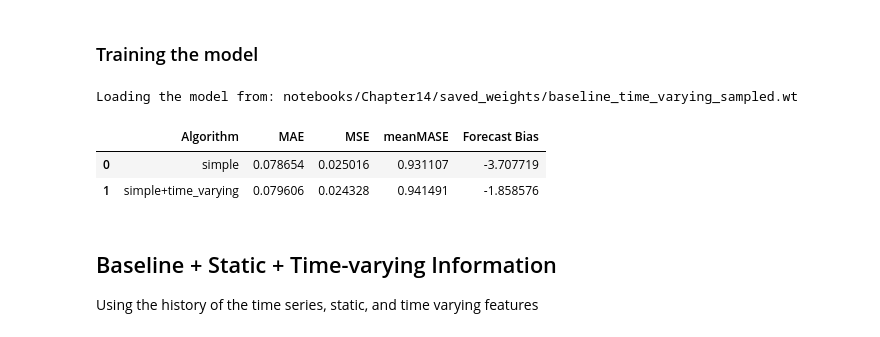
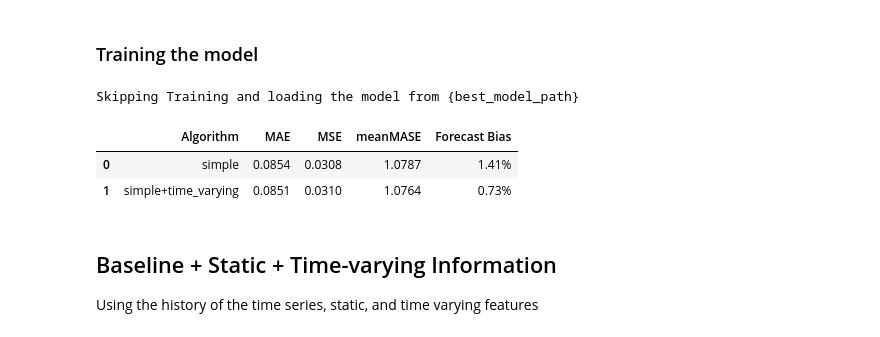
Before and after one commit to PacktPublishing/Modern-Time-Series-Forecasting-with-Python, a Jupyter notebook: notebooks/Chapter14/01-Global Deep Learning Models.ipynb, the cells around one changed output. Saved outputs shown, nothing was run; the diff lists cells and outputs as text; code cells hidden in the pictures.

```diff
--- a/notebooks/Chapter14/01-Global Deep Learning Models.ipynb
+++ b/notebooks/Chapter14/01-Global Deep Learning Models.ipynb
@@ -33,7 +33,8 @@ tqdm.pandas()
 os.makedirs("imgs/chapter_14", exist_ok=True)
 preprocessed = Path("data/london_smart_meters/preprocessed")
 output = Path("data/london_smart_meters/output")
-TRAIN_SUBSAMPLE = True
+# Make True to select a subsample. Helps with faster training.
+TRAIN_SUBSAMPLE = False
 # %% [markdown]
 ## Utility Functions
 # %%
@@ -478,13 +478,13 @@ if train_model:
         min_epochs=1,
         max_epochs=20,
         callbacks=[
-            pl.callbacks.EarlyStopping(monitor="val_loss", patience=2),
+            pl.callbacks.EarlyStopping(monitor="val_loss", patience=4*3),
             pl.callbacks.ModelCheckpoint(
                 monitor="val_loss", save_last=True, mode="min", auto_insert_metric_name=True
             ),
         ],
-        # fast_dev_run=True
-        # precision = 16
+        val_check_interval=2000,
+        log_every_n_steps=2000,
     )
     trainer.fit(
         model,
@@ -494,10 +494,10 @@ if train_model:
     #Loading the best model
     best_model_path = trainer.checkpoint_callback.best_model_path
     best_model = SingleStepRNNModel.load_from_checkpoint(best_model_path)
-    torch.save(best_model.state_dict(), saved_model_sampled if TRAIN_SUBSAMPLE else saved_model_full)
+    print(f"Loading the best model from: {best_model_path}")
 else:
     best_model_path = saved_model_sampled if TRAIN_SUBSAMPLE else saved_model_full
     load_weights(model, best_model_path)
     best_model =  model
-print(f"Loading the model from: {best_model_path}")
+    print ("Skipping Training and loading the model from {best_model_path}")
 # %% [output]
@@ -536,9 +538,6 @@ training = TimeSeriesDataSet(
     group_ids=feat_config.group_ids,
     max_encoder_length=max_encoder_length,
     max_prediction_length=max_prediction_length,
-    # static_categoricals=feat_config.static_categoricals,
-    # static_reals=feat_config.static_reals,
-    time_varying_known_categoricals=feat_config.time_varying_known_categoricals,
     time_varying_known_reals=feat_config.time_varying_known_reals,
     time_varying_unknown_reals=[
         "energy_consumption",
@@ -653,11 +723,13 @@ if train_model:
         min_epochs=1,
         max_epochs=20,
         callbacks=[
-            pl.callbacks.EarlyStopping(monitor="val_loss", patience=2),
+            pl.callbacks.EarlyStopping(monitor="val_loss", patience=3),
             pl.callbacks.ModelCheckpoint(
                 monitor="val_loss", save_last=True, mode="min", auto_insert_metric_name=True
             ),
         ],
+        val_check_interval=2000,
+        log_every_n_steps=2000,
         # fast_dev_run=True
         # precision = 16
     )
@@ -669,12 +741,12 @@ if train_model:
     #Loading the best model
     best_model_path = trainer.checkpoint_callback.best_model_path
     best_model = SingleStepRNNModel.load_from_checkpoint(best_model_path)
-    torch.save(best_model.state_dict(), saved_model_sampled if TRAIN_SUBSAMPLE else saved_model_full)
+    print(f"Loading the best model from: {best_model_path}")
 else:
     best_model_path = saved_model_sampled if TRAIN_SUBSAMPLE else saved_model_full
     load_weights(model, best_model_path)
     best_model =  model
-print(f"Loading the model from: {best_model_path}")
+    print ("Skipping Training and loading the model from {best_model_path}")
 # %% [output]
-Loading the model from: notebooks/Chapter14/saved_weights/baseline_time_varying_sampled.wt
+Skipping Training and loading the model from {best_model_path}
 # %%
@@ -690,11 +764,18 @@ agg_metrics, eval_metrics_df = evaluate_forecast(
 metric_record.append(agg_metrics)
 individual_metrics[tag]=eval_metrics_df
 # %%
-pd.DataFrame(metric_record)
+pd.DataFrame(metric_record).style.format(
+    {"MAE": "{:.4f}", "MSE": "{:.4f}", "meanMASE": "{:.4f}", "Forecast Bias": "{:.2f}%"}
+).highlight_min(color="lightgreen", subset=["MAE", "MSE", "meanMASE"]).apply(
+    highlight_abs_min,
+    props="color:black;background-color:lightgreen",
+    axis=0,
+    subset=["Forecast Bias"],
+)
 # %% [output]
 |  | Algorithm | MAE | MSE | meanMASE | Forecast Bias |
-| 0 | simple | 0.078654 | 0.025016 | 0.931107 | -3.707719 |
-| 1 | simple+time_varying | 0.079606 | 0.024328 | 0.941491 | -1.858576 |
+| 0 | simple | 0.0854 | 0.0308 | 1.0787 | 1.41% |
+| 1 | simple+time_varying | 0.0851 | 0.0310 | 1.0764 | 0.73% |
 # %% [markdown]
 ## Baseline + Static + Time-varying Information
 
```
Also changed, not shown: parts of 55 cells of this notebook, 14 other files.
